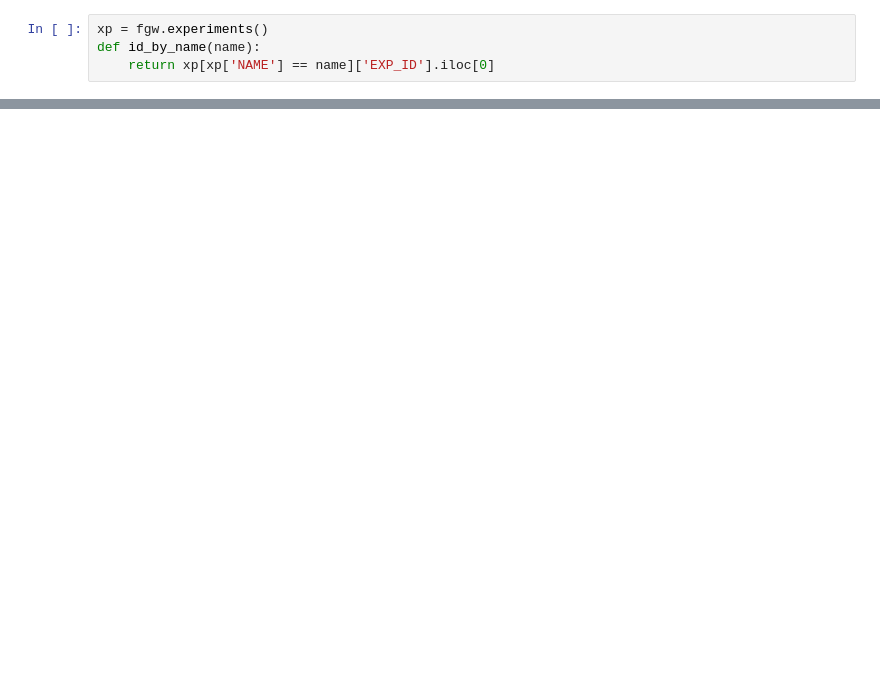
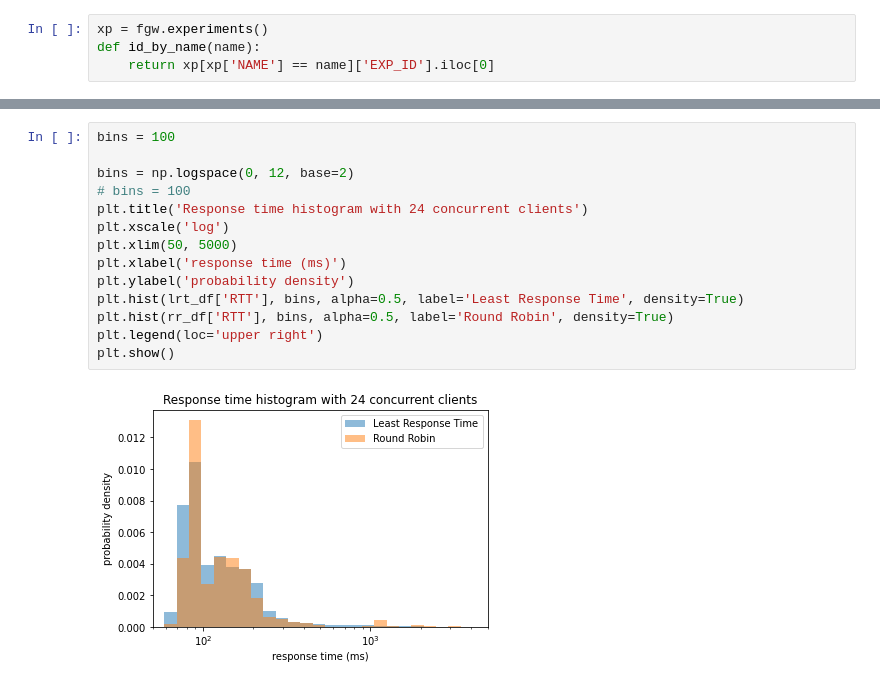
Before and after one commit to jjnp/traefik-eval, a Jupyter notebook: notebooks/full-experiments.ipynb, the cells around one changed output, grey strips where cells are left out. Cells and saved outputs as stored; diff of their text form; blank space fills up the shorter version.

```diff
--- a/notebooks/full-experiments.ipynb
+++ b/notebooks/full-experiments.ipynb
@@ -157,0 +156,16 @@ edge_delta
+# %%
+bins = 100
+
+bins = np.logspace(0, 12, base=2)
+# bins = 100
+plt.title('Response time histogram with 24 concurrent clients')
+plt.xscale('log')
+plt.xlim(50, 5000)
+plt.xlabel('response time (ms)')
+plt.ylabel('probability density')
+plt.hist(lrt_df['RTT'], bins, alpha=0.5, label='Least Response Time', density=True)
+plt.hist(rr_df['RTT'], bins, alpha=0.5, label='Round Robin', density=True)
+plt.legend(loc='upper right')
+plt.show()
+# %% [output]
+[figure, added]
```
Also changed, not shown: parts of 5 cells of this notebook, 12 other files.
